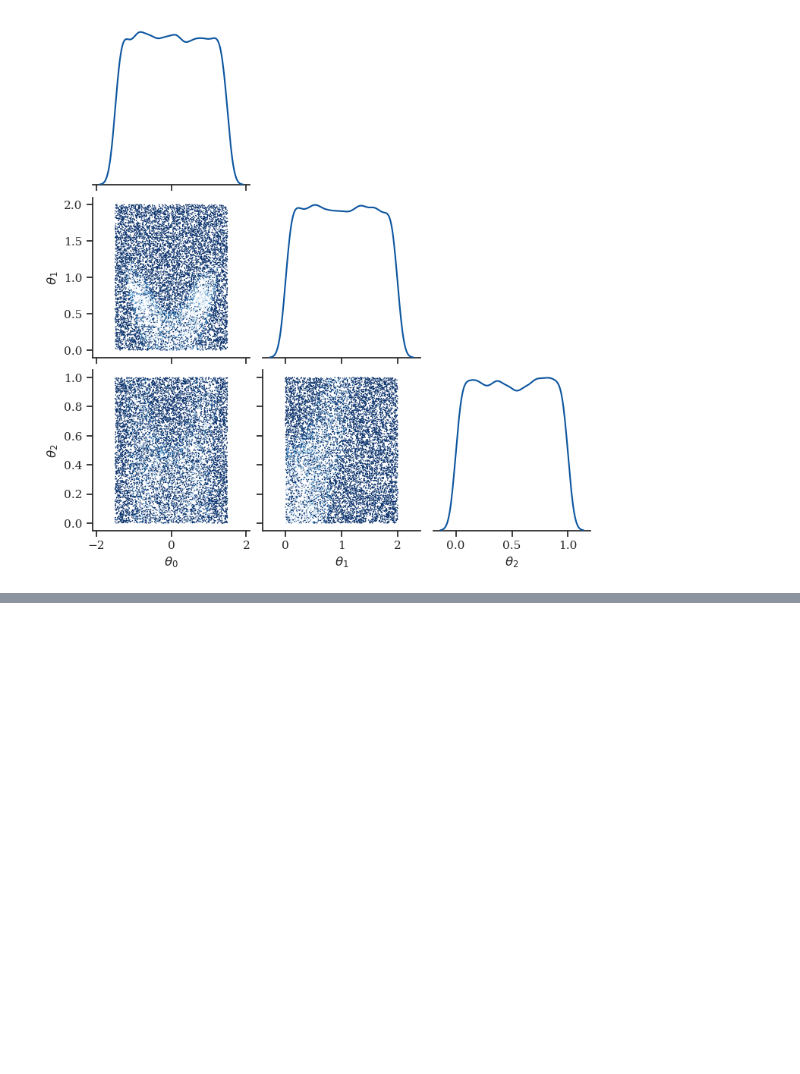
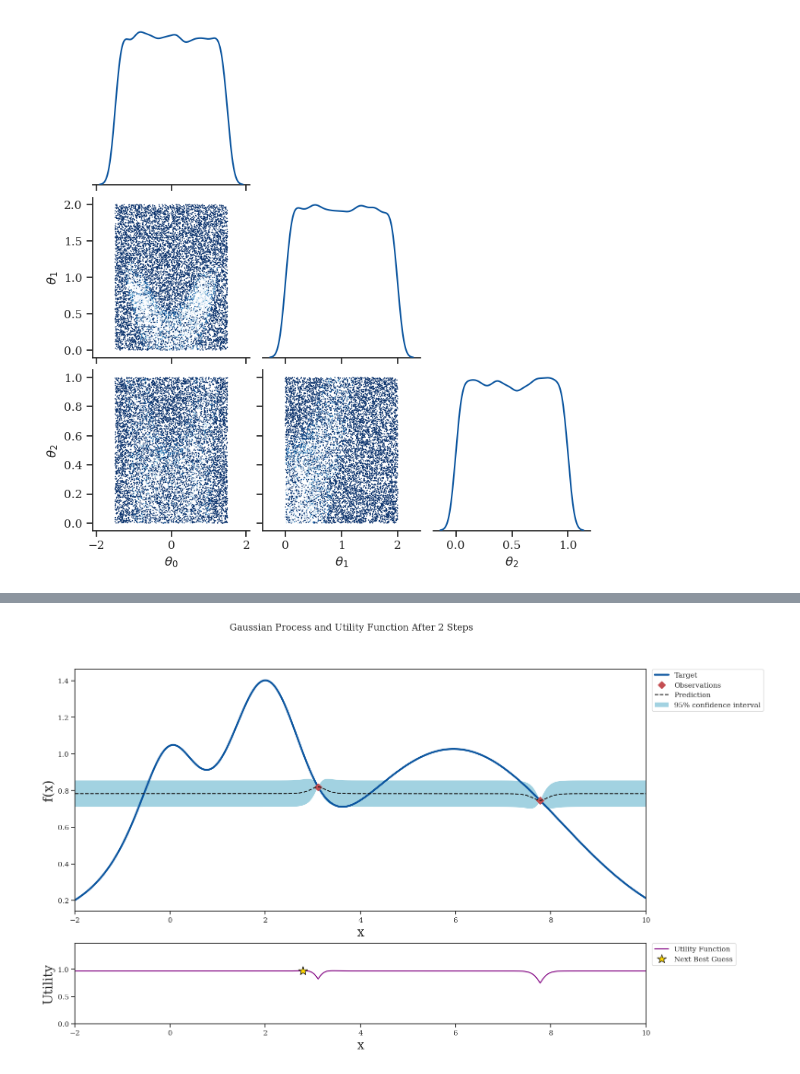
Before and after one commit to mjadiaz/toy-models, a Jupyter notebook: symc/notebooks/demo.ipynb, the cells around one changed output, grey strips where cells are left out. Saved outputs shown, nothing was run; the diff lists cells and outputs as text; code cells hidden in the pictures; blank space fills up the shorter version.

```diff
--- a/symc/notebooks/demo.ipynb
+++ b/symc/notebooks/demo.ipynb
@@ -81,0 +134,2 @@ plt.show()
+# %%
+optimizer = BayesianOptimization(target, {'x': (-2, 10)}, random_state=27)
@@ -81,0 +192,4 @@ plt.show()
+# %%
+plot_gp(optimizer, x, y)
+# %% [output]
+[figure, added]
```
Also changed, not shown: parts of 14 cells of this notebook.
